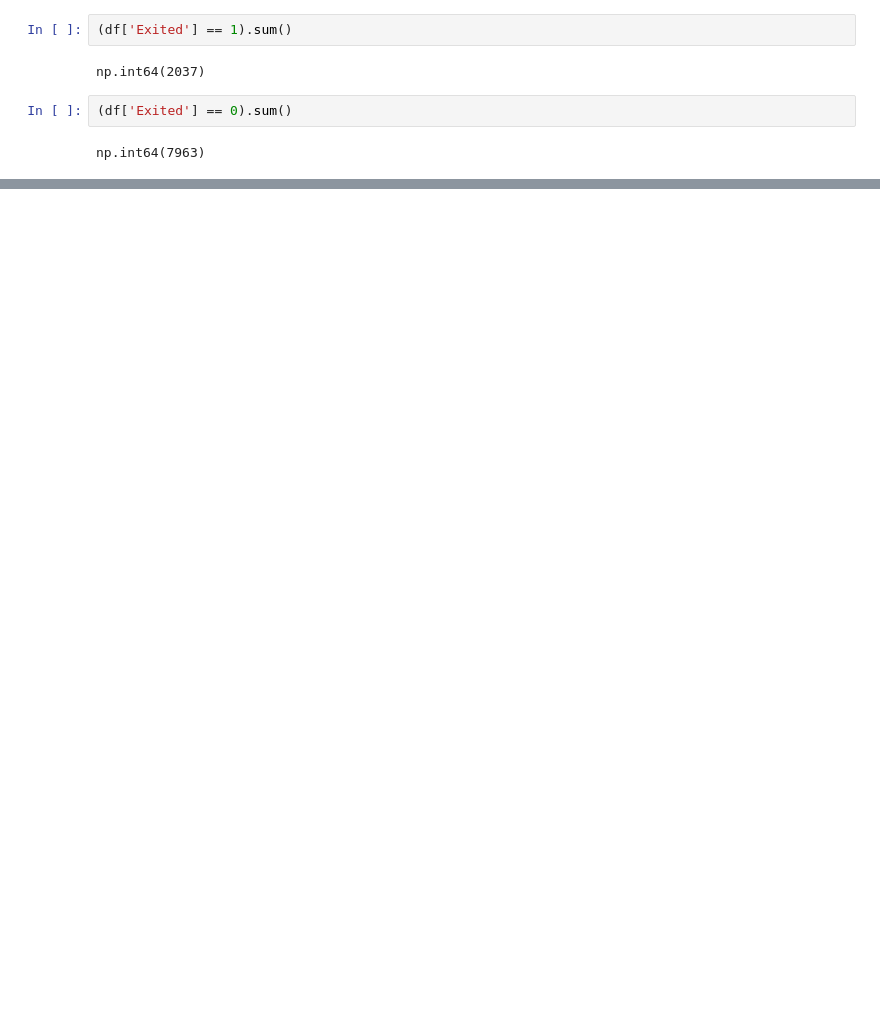
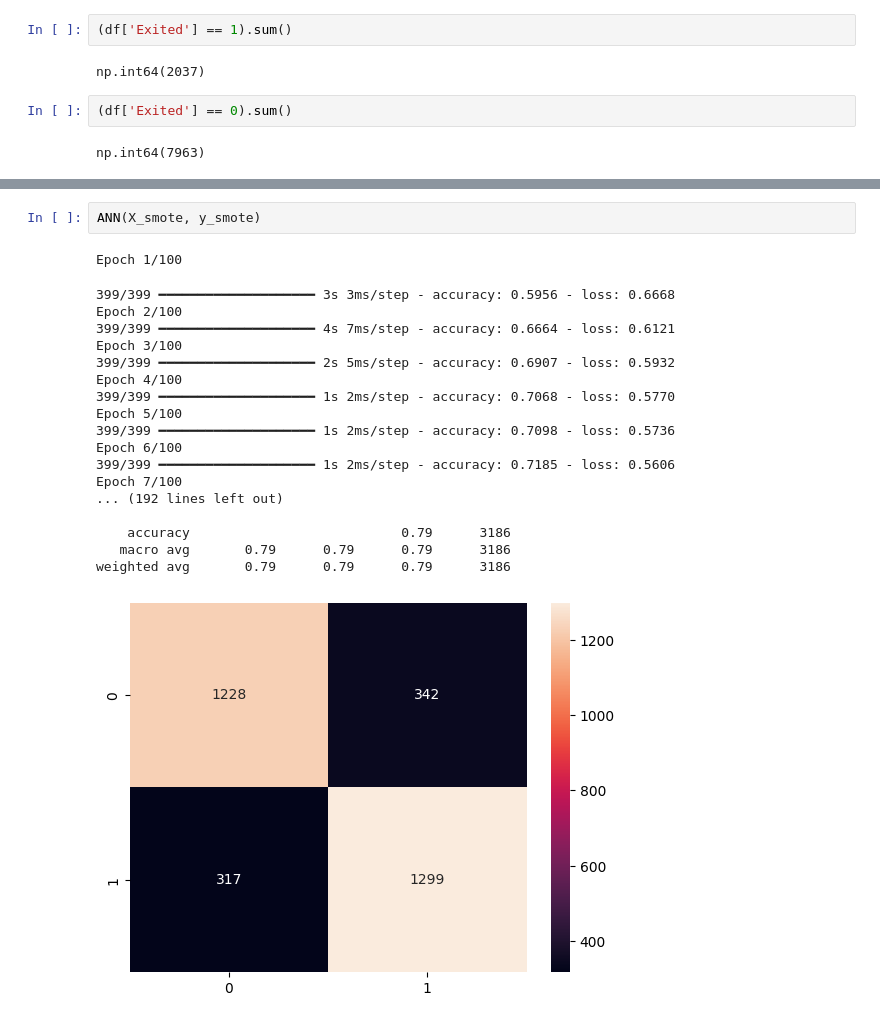
Before and after one commit to Anishvel123/customer-churn-prediction-dl, a Jupyter notebook: customer_churn_prediction_ann_banking_dataset.ipynb, the cells around one changed output, grey strips where cells are left out. Saved outputs shown, nothing was run; the diff lists cells and outputs as text; blank space fills up the shorter version.

```diff
--- a/customer_churn_prediction_ann_banking_dataset.ipynb
+++ b/customer_churn_prediction_ann_banking_dataset.ipynb
@@ -189,0 +275,22 @@ np.int64(7963)
+# %%
+ANN(X_smote, y_smote)
+# %% [output]
+Epoch 1/100
+399/399 ━━━━━━━━━━━━━━━━━━━━ 3s 3ms/step - accuracy: 0.5956 - loss: 0.6668
+Epoch 2/100
+399/399 ━━━━━━━━━━━━━━━━━━━━ 4s 7ms/step - accuracy: 0.6664 - loss: 0.6121
+Epoch 3/100
+399/399 ━━━━━━━━━━━━━━━━━━━━ 2s 5ms/step - accuracy: 0.6907 - loss: 0.5932
+Epoch 4/100
+399/399 ━━━━━━━━━━━━━━━━━━━━ 1s 2ms/step - accuracy: 0.7068 - loss: 0.5770
+Epoch 5/100
+399/399 ━━━━━━━━━━━━━━━━━━━━ 1s 2ms/step - accuracy: 0.7098 - loss: 0.5736
+Epoch 6/100
+399/399 ━━━━━━━━━━━━━━━━━━━━ 1s 2ms/step - accuracy: 0.7185 - loss: 0.5606
+Epoch 7/100
+... (192 lines left out)
+
+    accuracy                           0.79      3186
+   macro avg       0.79      0.79      0.79      3186
+weighted avg       0.79      0.79      0.79      3186
+[figure, added]
```
Also changed, not shown: parts of 22 cells of this notebook.
